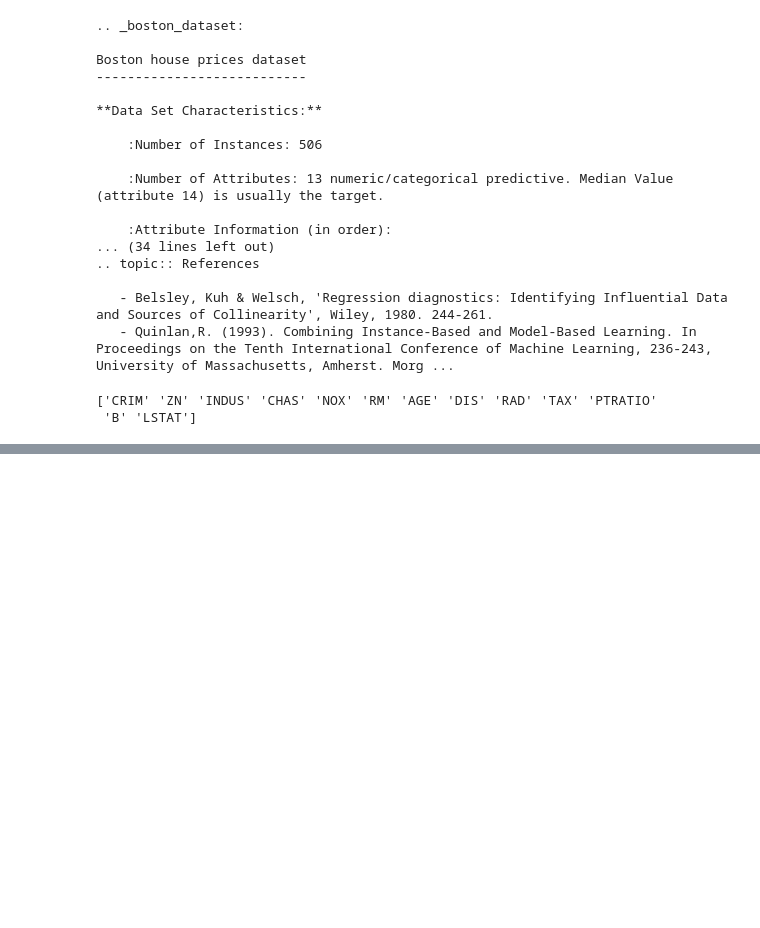
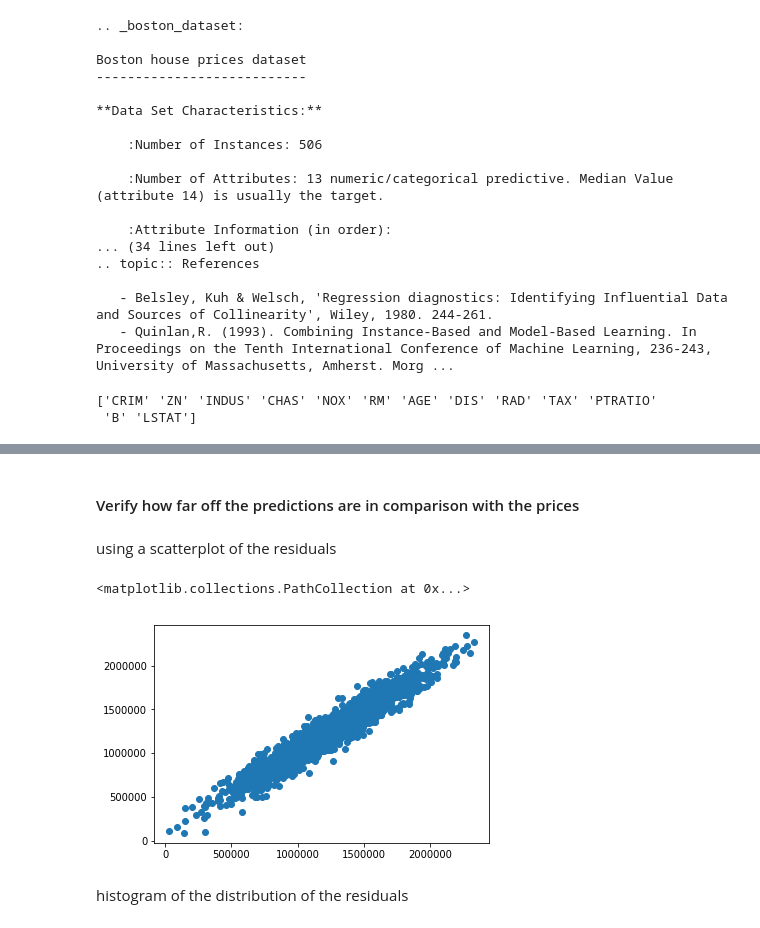
Before and after one commit to chikoungoun/Python-for-Datascience---jportilla, a Jupyter notebook: Machine Learning/Linear Regression/Linear Regression.ipynb, the cells around one changed output, grey strips where cells are left out. Saved outputs shown, nothing was run; the diff lists cells and outputs as text; code cells hidden in the pictures; blank space fills up the shorter version.

Commit message:
Predictions, Regression Evaluation Metrics

```diff
--- a/Machine Learning/Linear Regression/Linear Regression.ipynb
+++ b/Machine Learning/Linear Regression/Linear Regression.ipynb
@@ -165,0 +168,2 @@ print(boston['feature_names'])
+# %%
+predictions = lm.predict(X_test)
@@ -165,0 +193,11 @@ print(boston['feature_names'])
+# %% [markdown]
+#### Verify how far off the predictions are in comparison with the prices
+# %% [markdown]
+using a scatterplot of the residuals
+# %%
+plt.scatter(y_test,predictions)
+# %% [output]
+<matplotlib.collections.PathCollection at 0x...>
+[figure, added]
+# %% [markdown]
+histogram of the distribution of the residuals
```
Also changed, not shown: parts of 17 cells of this notebook.
